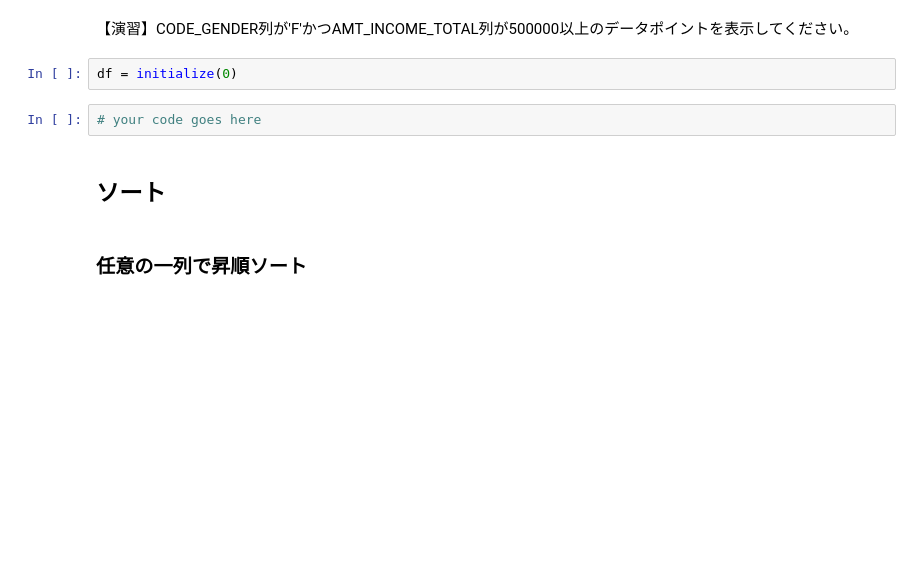
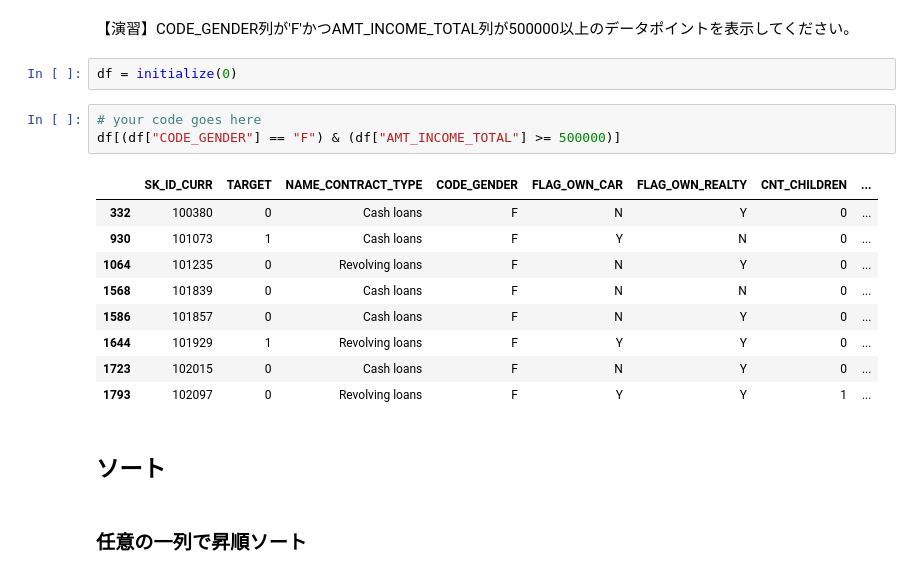
Before and after one commit to umenerineri/infovis-notebooks, a Jupyter notebook: exercise_6/pandas-review.ipynb, the cells around one changed output. Saved outputs shown, nothing was run; the diff lists cells and outputs as text; blank space fills up the shorter version.

```diff
--- a/exercise_6/pandas-review.ipynb
+++ b/exercise_6/pandas-review.ipynb
@@ -172,6 +297,17 @@ df = initialize(0)
 df = initialize(0)
 # %%
 # your code goes here
+df[(df["CODE_GENDER"] == "F") & (df["AMT_INCOME_TOTAL"] >= 500000)]
+# %% [output]
+|  | SK_ID_CURR | TARGET | NAME_CONTRACT_TYPE | CODE_GENDER | FLAG_OWN_CAR | FLAG_OWN_REALTY | CNT_CHILDREN | ... |
+| 332 | 100380 | 0 | Cash loans | F | N | Y | 0 | ... |
+| 930 | 101073 | 1 | Cash loans | F | Y | N | 0 | ... |
+| 1064 | 101235 | 0 | Revolving loans | F | N | Y | 0 | ... |
+| 1568 | 101839 | 0 | Cash loans | F | N | N | 0 | ... |
+| 1586 | 101857 | 0 | Cash loans | F | N | Y | 0 | ... |
+| 1644 | 101929 | 1 | Revolving loans | F | Y | Y | 0 | ... |
+| 1723 | 102015 | 0 | Cash loans | F | N | Y | 0 | ... |
+| 1793 | 102097 | 0 | Revolving loans | F | Y | Y | 1 | ... |
 # %% [markdown]
 ## ソート
 # %% [markdown]
```
Also changed, not shown: parts of 23 cells of this notebook, 1 other file.
